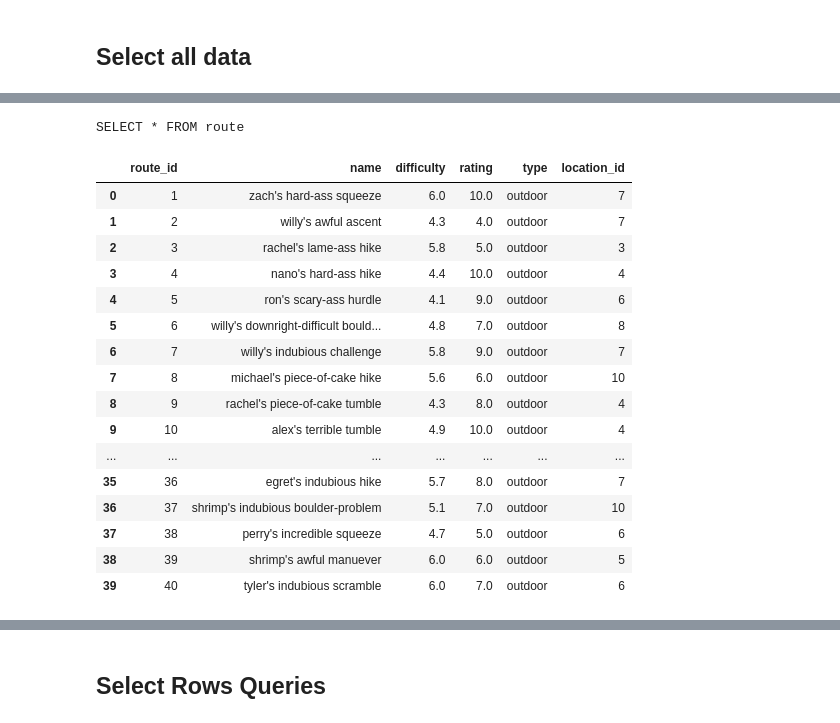
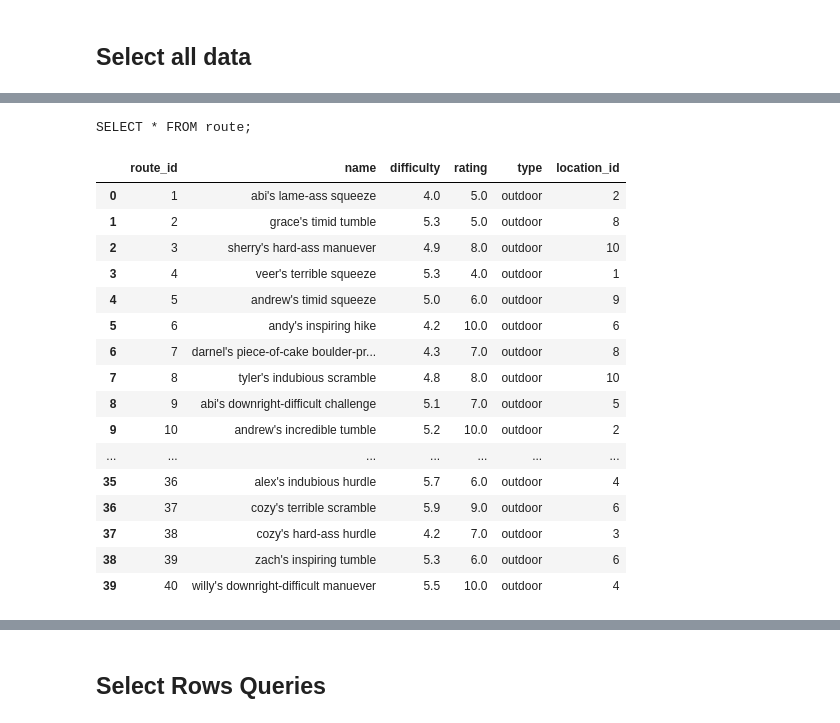
Before and after one commit to ZacheryKey/CvilleClimbs, a Jupyter notebook: MySQL_python.ipynb, the cells around one changed output, grey strips where cells are left out. Cells and saved outputs as stored; diff of their text form; code cells hidden in the pictures.

```diff
--- a/MySQL_python.ipynb
+++ b/MySQL_python.ipynb
@@ -13,7 +13,7 @@ import sqlalchemy
 from sqlalchemy import create_engine
 # %%
 # Enter your password...
-password = ...
+password = 'Baseball5757'
 # %%
 # For using pd.read_sql
 connection = pymysql.connect(
@@ -585,26 +584,26 @@ SELECT * FROM person
 # %%
 # Route Data Table
-command = "SELECT * FROM route"
+command = "SELECT * FROM route;"
 print(command)
 pd.read_sql(command,con=cnx)
 # %% [output]
-SELECT * FROM route
+SELECT * FROM route;
 |  | route_id | name | difficulty | rating | type | location_id |
-| 0 | 1 | zach's hard-ass squeeze | 6.0 | 10.0 | outdoor | 7 |
-| 1 | 2 | willy's awful ascent | 4.3 | 4.0 | outdoor | 7 |
-| 2 | 3 | rachel's lame-ass hike | 5.8 | 5.0 | outdoor | 3 |
-| 3 | 4 | nano's hard-ass hike | 4.4 | 10.0 | outdoor | 4 |
-| 4 | 5 | ron's scary-ass hurdle | 4.1 | 9.0 | outdoor | 6 |
-| 5 | 6 | willy's downright-difficult bould... | 4.8 | 7.0 | outdoor | 8 |
-| 6 | 7 | willy's indubious challenge | 5.8 | 9.0 | outdoor | 7 |
-| 7 | 8 | michael's piece-of-cake hike | 5.6 | 6.0 | outdoor | 10 |
-| 8 | 9 | rachel's piece-of-cake tumble | 4.3 | 8.0 | outdoor | 4 |
-| 9 | 10 | alex's terrible tumble | 4.9 | 10.0 | outdoor | 4 |
+| 0 | 1 | abi's lame-ass squeeze | 4.0 | 5.0 | outdoor | 2 |
+| 1 | 2 | grace's timid tumble | 5.3 | 5.0 | outdoor | 8 |
+| 2 | 3 | sherry's hard-ass manuever | 4.9 | 8.0 | outdoor | 10 |
+| 3 | 4 | veer's terrible squeeze | 5.3 | 4.0 | outdoor | 1 |
+| 4 | 5 | andrew's timid squeeze | 5.0 | 6.0 | outdoor | 9 |
+| 5 | 6 | andy's inspiring hike | 4.2 | 10.0 | outdoor | 6 |
+| 6 | 7 | darnel's piece-of-cake boulder-pr... | 4.3 | 7.0 | outdoor | 8 |
+| 7 | 8 | tyler's indubious scramble | 4.8 | 8.0 | outdoor | 10 |
+| 8 | 9 | abi's downright-difficult challenge | 5.1 | 7.0 | outdoor | 5 |
+| 9 | 10 | andrew's incredible tumble | 5.2 | 10.0 | outdoor | 2 |
 | ... | ... | ... | ... | ... | ... | ... |
-| 35 | 36 | egret's indubious hike | 5.7 | 8.0 | outdoor | 7 |
-| 36 | 37 | shrimp's indubious boulder-problem | 5.1 | 7.0 | outdoor | 10 |
-| 37 | 38 | perry's incredible squeeze | 4.7 | 5.0 | outdoor | 6 |
-| 38 | 39 | shrimp's awful manuever | 6.0 | 6.0 | outdoor | 5 |
-| 39 | 40 | tyler's indubious scramble | 6.0 | 7.0 | outdoor | 6 |
+| 35 | 36 | alex's indubious hurdle | 5.7 | 6.0 | outdoor | 4 |
+| 36 | 37 | cozy's terrible scramble | 5.9 | 9.0 | outdoor | 6 |
+| 37 | 38 | cozy's hard-ass hurdle | 4.2 | 7.0 | outdoor | 3 |
+| 38 | 39 | zach's inspiring tumble | 5.3 | 6.0 | outdoor | 6 |
+| 39 | 40 | willy's downright-difficult manuever | 5.5 | 10.0 | outdoor | 4 |
 # %%
 # Location Data Table
```
Also changed, not shown: parts of 27 cells of this notebook.
